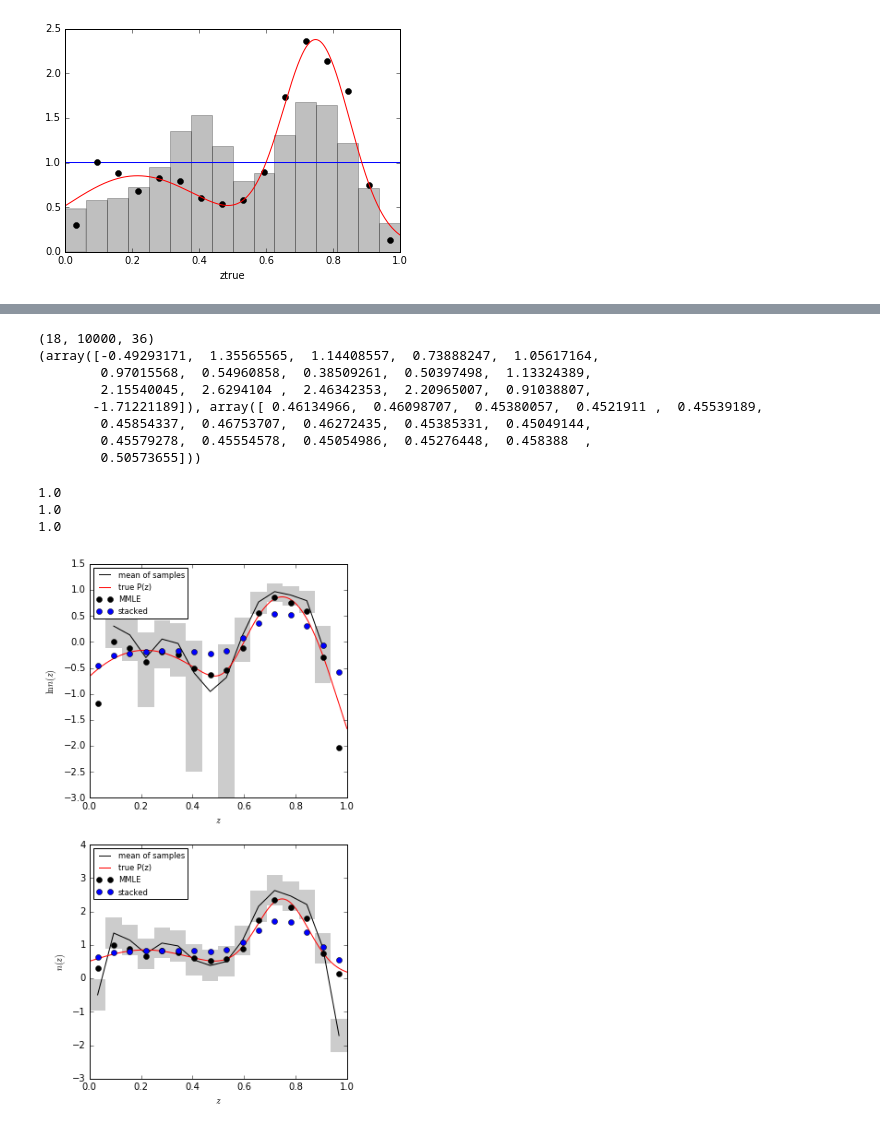
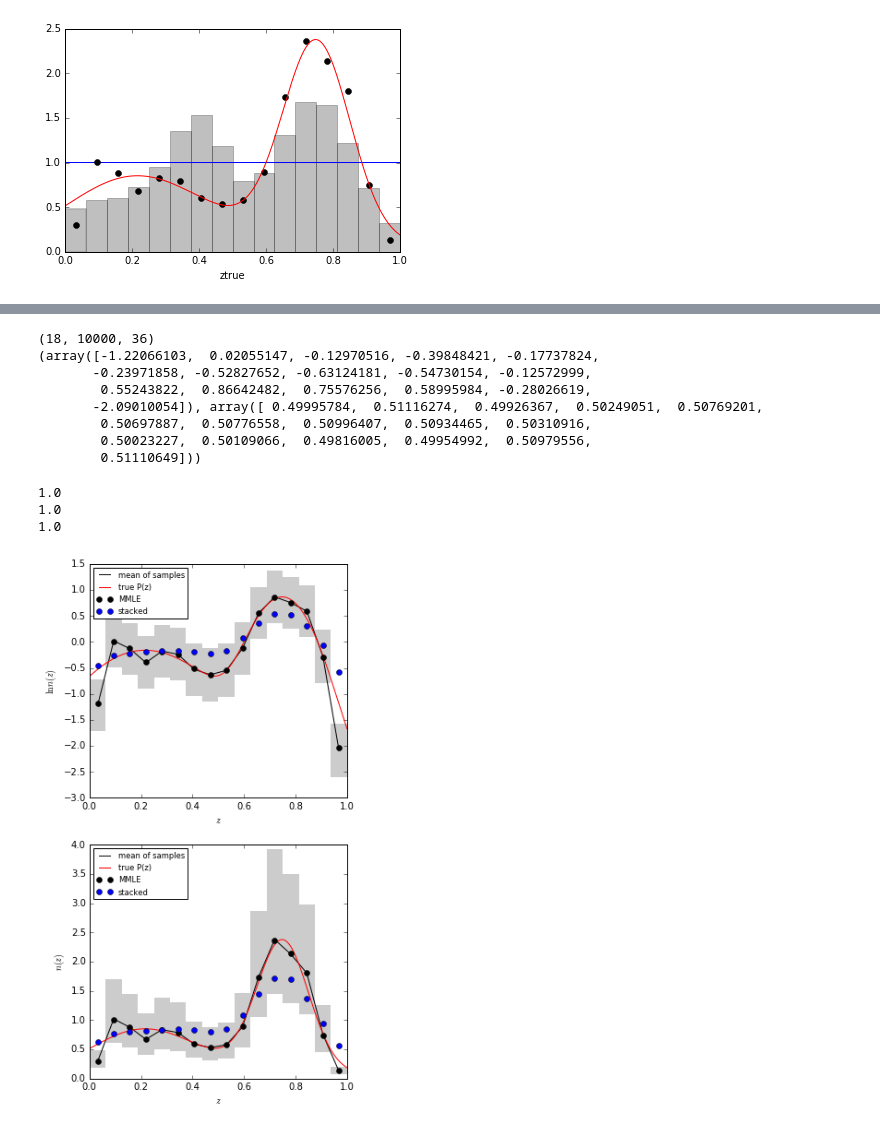
Before and after one commit to aimalz/prob-z, a Jupyter notebook: nz/code/sim/FromHogg.ipynb, the cells around one changed output, grey strips where cells are left out. Saved outputs shown, nothing was run; the diff lists cells and outputs as text; code cells hidden in the pictures.

Commit message:
fixing normalizations

```diff
--- a/nz/code/sim/FromHogg.ipynb
+++ b/nz/code/sim/FromHogg.ipynb
@@ -525,10 +535,12 @@ def cfs(x,mode):#xbinstimes has nbins by ntimes elements
 def acors(xtimeswalkersbins,mode='bins'):
     if mode == 'walkers':
         xwalkersbinstimes = np.swapaxes(xtimeswalkersbins,1,2)#nwalkers by nbins by nsteps
-        taus = np.array([1. + 2.*sum(cfs(xbinstimes,mode)) for xbinstimes in xwalkersbinstimes])#/len(xwalkersbinstimes)# 1+2*sum(...)
+        taus = np.array([1. + 2.*sum(cfs(xbinstimes,mode)) for xbinstimes \
+                         in xwalkersbinstimes])
     if mode == 'bins':
         xbinswalkerstimes = xtimeswalkersbins.T#nbins by nwalkers by nsteps
-        taus = np.array([1. + 2.*sum(cfs(xwalkerstimes,mode)) for xwalkerstimes in xbinswalkerstimes])#/len(xwalkersbinstimes)# 1+2*sum(...)
+        taus = np.array([1. + 2.*sum(cfs(xwalkerstimes,mode)) for xwalkerstimes \
+                         in xbinswalkerstimes])
     return taus
 # %%
 #MCMC to possibly replace optimization
@@ -540,7 +552,7 @@ nwalkers = 4*meta.allnbins
 sampler = emcee.EnsembleSampler(nwalkers, meta.allnbins, emcee_dist, args=[hyper])
 #print(np.shape(themap))
 #print(np.shape(prior_sigma*np.identity(meta.allnbins)))
-ivals = [np.random.multivariate_normal(themap,prior_sigma*np.identity(meta.allnbins))
+ivals = [np.random.multivariate_normal(np.log(themap),prior_sigma*np.identity(meta.allnbins))
          for b in xrange(nwalkers)]
 
 miniters = 1000
@@ -550,7 +562,8 @@ for x in xrange(10):
     sampler.reset()
     vals,prob,state = sampler.run_mcmc(vals, miniters,thin=10)
     allchains.append(sampler.chain)
-    print('sampled '+str((x+1)*miniters)+' with '+str(np.mean(acors(sampler.chain)))+' autocorrelation time')
+    print('sampled '+str((x+1)*miniters)+' with '+str(np.mean(acors(sampler.chain)))\
+          +' autocorrelation time')
 allchains = np.array(allchains)
 print('done sampling!')
 # %% [output]
@@ -593,7 +592,7 @@ for k in xrange(meta.allnbins):
     locs.append(loc)
     scales.append(scale)
 locs = np.array(locs)
-locs = locs/np.sum(locs*dzcoarse)
+locs = np.log(np.exp(locs)/np.sum(np.exp(locs)*dzcoarse))
 scales = np.array(scales)
 print(locs,scales)
 
@@ -607,13 +606,13 @@ x_cors = np.array(x_cors)
 y_cors = np.array(y_cors)
 # %% [output]
 (18, 10000, 36)
-(array([-0.49293171,  1.35565565,  1.14408557,  0.73888247,  1.05617164,
-        0.97015568,  0.54960858,  0.38509261,  0.50397498,  1.13324389,
-        2.15540045,  2.6294104 ,  2.46342353,  2.20965007,  0.91038807,
-       -1.71221189]), array([ 0.46134966,  0.46098707,  0.45380057,  0.4521911 ,  0.45539189,
-        0.45854337,  0.46753707,  0.46272435,  0.45385331,  0.45049144,
-        0.45579278,  0.45554578,  0.45054986,  0.45276448,  0.458388  ,
-        0.50573655]))
+(array([-1.22066103,  0.02055147, -0.12970516, -0.39848421, -0.17737824,
+       -0.23971858, -0.52827652, -0.63124181, -0.54730154, -0.12572999,
+        0.55243822,  0.86642482,  0.75576256,  0.58995984, -0.28026619,
+       -2.09010054]), array([ 0.49995784,  0.51116274,  0.49926367,  0.50249051,  0.50769201,
+        0.50697887,  0.50776558,  0.50996407,  0.50934465,  0.50310916,
+        0.50023227,  0.50109066,  0.49816005,  0.49954992,  0.50979556,
+        0.51110649]))
 # %%
 print(np.sum(truedist.evaluate(zcoarse)*dzcoarse))
 print(np.sum(themap*dzcoarse))
@@ -627,35 +626,35 @@ print(np.sum(locs*dzcoarse))
 
 f = plt.figure(figsize=(5,10))
 sps = [f.add_subplot(2,1,l+1) for l in xrange(0,2)]
 
-sps[0].plot(zcoarse,np.log(locs),c='k',label='mean of samples')
+sps[0].plot(zcoarse,locs,c='k',label='mean of samples')
 for k in xrange(meta.allnbins):
 #    sps[0].fill(x_cors[k],y_cors2[k],color='k',alpha=0.1,linewidth=0.)
-    sps[0].fill(x_cors[k],np.log(y_cors[k]),color='k',alpha=0.2,linewidth=0.)
+    sps[0].fill(x_cors[k],y_cors[k],color='k',alpha=0.2,linewidth=0.)
 #plt.hist(ztrues, bins=bplot, normed=True, color="r",alpha=0.25,label='true N(z)')
 sps[0].plot(zplot, np.log(truedist.evaluate(zplot)), "r-",label='true P(z)')
 #plt.hist(zobss, bins=bplot, normed=True, color="b", alpha=0.25,label='MAP')
 #plt.plot(zplot, interimprior.evaluate(zplot), "g-",label='interim prior')
 sps[0].plot(zcoarse, np.log(themap), "ko",label='MMLE')
 sps[0].plot(zcoarse, np.log(np.sum(data, axis=0) / N), "bo",label='stacked')
 sps[0].set_ylabel(r'$\ln n(z)$')
 sps[0].set_xlabel(r'$z$')
 sps[0].legend(loc='upper left',fontsize='small')
 
-sps[1].plot(zcoarse,locs,c='k',label='mean of samples')
+sps[1].plot(zcoarse,np.exp(locs),c='k',label='mean of samples')
 for k in xrange(meta.allnbins):
 #    sps[1].fill(x_cors[k],np.exp(y_cors2[k]),color='k',alpha=0.1,linewidth=0.)
-    sps[1].fill(x_cors[k],y_cors[k],color='k',alpha=0.2,linewidth=0.)
+    sps[1].fill(x_cors[k],np.exp(y_cors[k]),color='k',alpha=0.2,linewidth=0.)
 #plt.hist(ztrues, bins=bplot, normed=True, color="r",alpha=0.25,label='true N(z)')
 sps[1].plot(zplot, truedist.evaluate(zplot), "r-",label='true P(z)')
 #plt.hist(zobss, bins=bplot, normed=True, color="b", alpha=0.25,label='MAP')
 #plt.plot(zplot, interimprior.evaluate(zplot), "g-",label='interim prior')
 sps[1].plot(zcoarse, themap, "ko",label='MMLE')
 sps[1].plot(zcoarse, np.sum(data, axis=0) / N, "bo",label='stacked')
 sps[1].set_ylabel(r'$n(z)$')
 sps[1].set_xlabel(r'$z$')
 sps[1].legend(loc='upper left',fontsize='small')
 
 f.savefig(os.path.join(meta.simdir,'res.png'))
 # %% [output]
-[figure, old version]
+[figure, new version]
```
Also changed, not shown: parts of 5 cells of this notebook.
